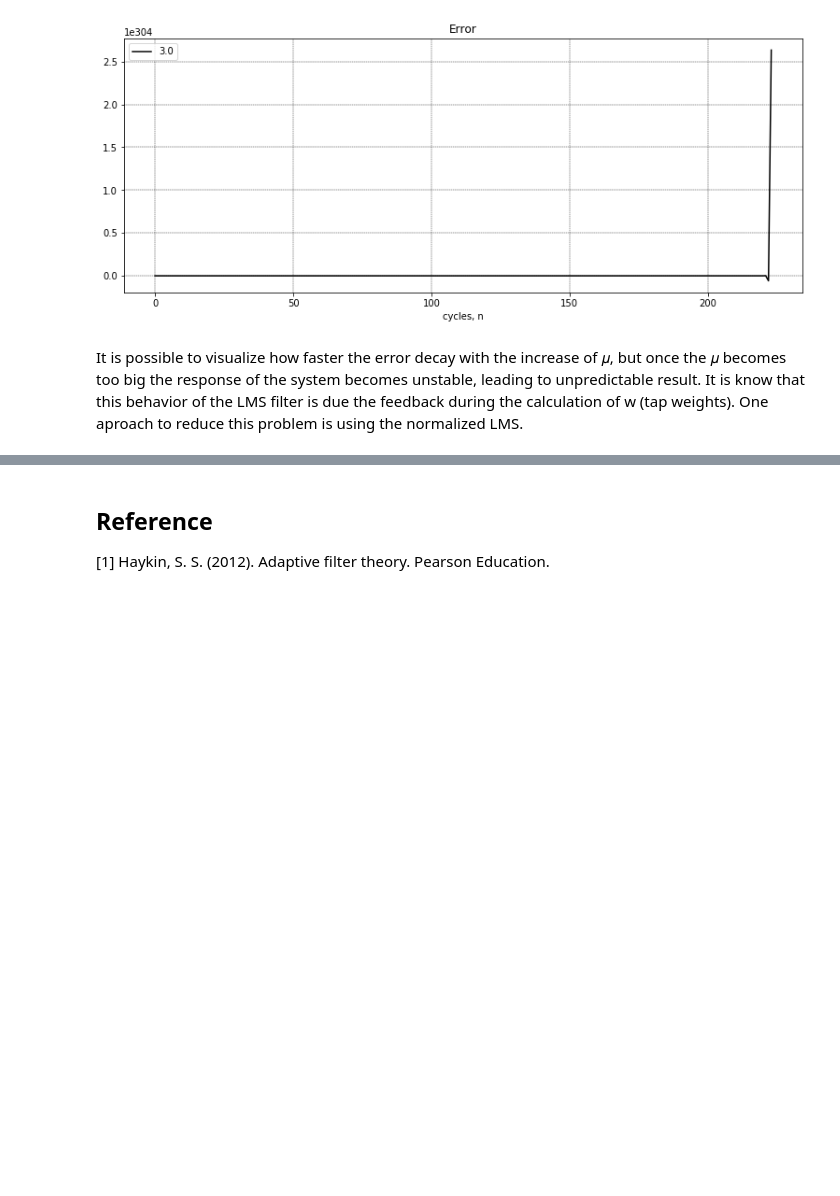
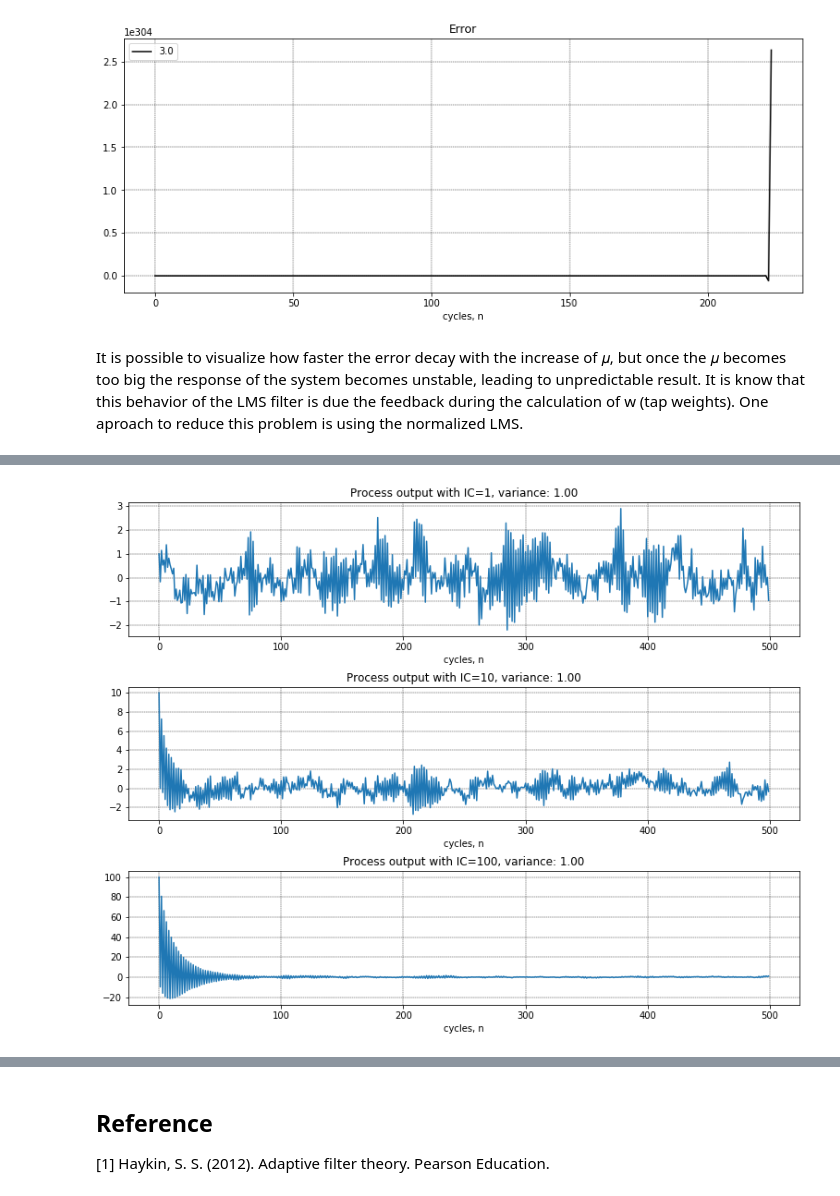
Before and after one commit to natanaelmgomes/AF4_LMS_NLMS, a Jupyter notebook: AF4_LMS_NLMS.ipynb, the cells around one changed output, grey strips where cells are left out. Saved outputs shown, nothing was run; the diff lists cells and outputs as text; code cells hidden in the pictures; blank space fills up the shorter version.

```diff
--- a/AF4_LMS_NLMS.ipynb
+++ b/AF4_LMS_NLMS.ipynb
@@ -267,0 +201,81 @@ plt.show()
+# %%
+#------------------------------------------------
+# Chapter 6, problem 17
+#------------------------------------------------
+# Consider an AR process u(n) defined by the difference equation
+# u(n) = -a1*u(n - 1) - a2*u(n - 2) + v(n),
+# where n(n) is an additive white noise of zero mean and variance s2
+# The AR parameters a1 and a2 are both real valued:
+# a1 = 0.1;
+# a2 = -0.8.
+# (a) Calculate the noise variance s2
+# such that the AR process u(n) has unit variance. Hence,
+# generate different realizations of the process u(n).
+# (b) Given the input u(n), an LMS algorithm of length M = 2 is used to estimate the unknown
+# AR parameters a1 and a2. The step-size parameter m is assigned the value 0.05. Justify
+# the use of this design value in the application of the small step-size theory developed in
+# Section 6.4.
+# (c) For one realization of the LMS algorithm, compute the prediction error
+# f(n) = u(n) - û(n)
+# and the two tap-weight errors
+# e1(n) = -a1 - ^w1(n)
+# and
+# e2(n) = -a2 - ^w2(n)
+# Using power spectral plots of f(n), e1(n), and e2(n), show that f(n) behaves as white noise,
+# whereas e1(n) and e2(n) behave as low-pass processes.
+# (d) Compute the ensemble-average learning curve of the LMS algorithm by averaging the
+# squared value of the prediction error f(n) over an ensemble of 100 different realizations
+# of the filter.
+# (e) Using the small step-size statistical theory of Section 6.4, compute the theoretical learning
+# curve of the LMS algorithm and compare your result against the measured result of part (d).
+#------------------------------------------------
+
+# define a function for the process:
+def aru(n, ic, sigma, a1 = 0.1, a2 = -0.8): # u(n) = -a1*u(n - 1) - a2*u(n - 2) + v(n)
+    v = np.random.normal(0,sigma,n)
+    u = np.zeros(n)
+    u[0] = ic
+    u[1] = -a1 * u[0] + v[1]
+    for i in range(2,n,1):
+        u[i] = (-1) * a1 * u[i-1] - a2 * u[i-2] + v[i]
+    return u
+
+# reinitialize the random seed
+np.random.seed(42)
+
+# parameters
+n = 500
+a1 = 0.1
+a2 = -0.8
+ic1 = 1
+ic2 = 10
+ic3 = 100
+sigma1 = 0.5143
+sigma2 = 0.522526
+sigma3 = 0.263399
+
+# generate the signal
+u1 = aru(n,ic1,sigma1)
+u2 = aru(n,ic2,sigma2)
+u3 = aru(n,ic3,sigma3)
+
+# calculate the deviance over a bigger signal
+stddev1 = np.std(aru(50000,ic1,sigma1)) ** 2
+stddev2 = np.std(aru(50000,ic2,sigma2)) ** 2
+stddev3 = np.std(aru(50000,ic3,sigma3)) ** 2
+
+#plot the result
+fig, ax = plt.subplots(3,1,figsize=(13,10))
+ax[0].set_title('Process output with IC=1, variance: {:.2f}'.format(stddev1))
+ax[0].plot(u1)
+ax[0].set_xlabel('cycles, n'), ax[0].grid(linestyle='--',linewidth='0.4', color='black')
+ax[1].set_title('Process output with IC=10, variance: {:.2f}'.format(stddev2))
+ax[1].plot(u2)
+ax[1].set_xlabel('cycles, n'), ax[1].grid(linestyle='--',linewidth='0.4', color='black')
+ax[2].set_title('Process output with IC=100, variance: {:.2f}'.format(stddev3))
+ax[2].plot(u3)
+ax[2].set_xlabel('cycles, n'), ax[2].grid(linestyle='--',linewidth='0.4', color='black')
+plt.subplots_adjust(hspace = 0.38, wspace = 0.1)
+plt.show()
+# %% [output]
+[figure, added]
```
Also changed, not shown: parts of 11 cells of this notebook.
